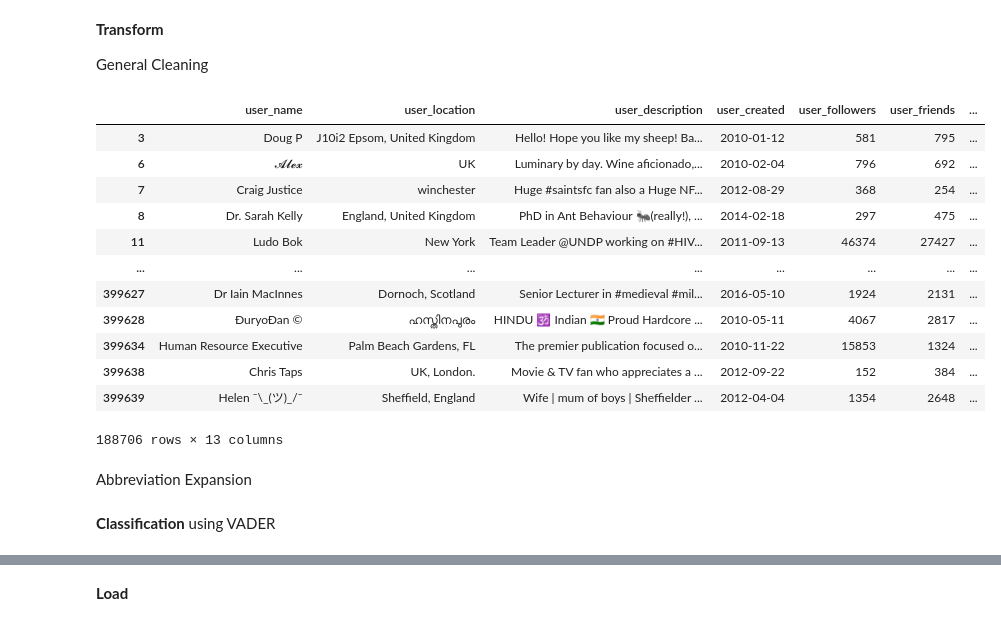
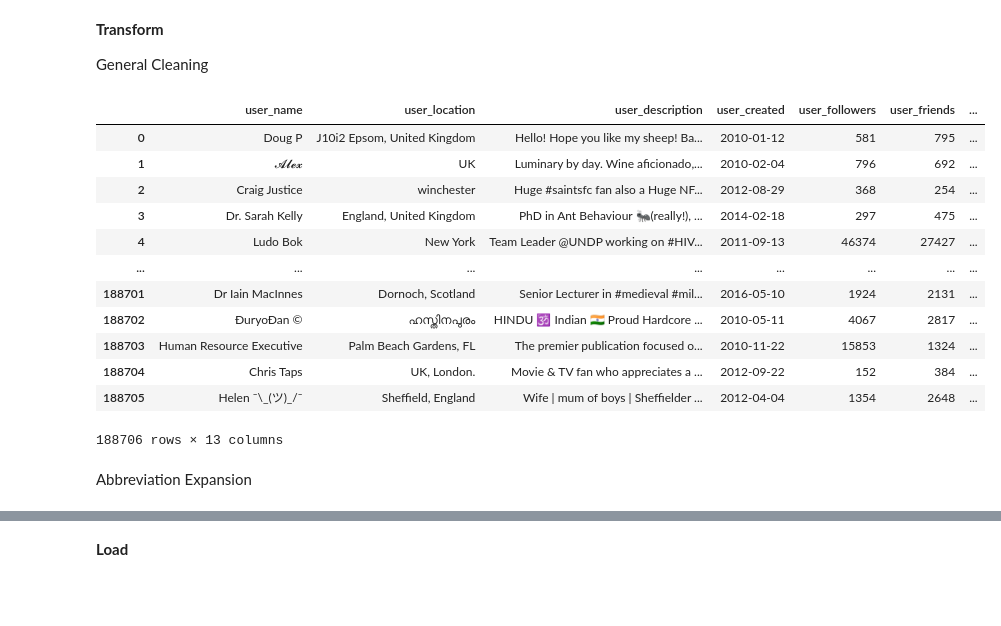
Before and after one commit to JaimieMarch/covid-twitter-sentiment, a Jupyter notebook: src/data_processing/etl.ipynb, the cells around one changed output, grey strips where cells are left out. Drawn from its saved outputs; the diff is of its cells as text; code cells hidden in the pictures; blank space fills up the shorter version.

Commit message:
Refactored code and added indices to table

```diff
--- a/src/data_processing/etl.ipynb
+++ b/src/data_processing/etl.ipynb
@@ -72,44 +72,45 @@ def unescape_html(text):
     return html.unescape(text)
 
 df_clean = df.dropna().copy() # drop all rows containing null
 
 df_clean = df_clean[~df_clean['text'].str.contains(r'\… https://t\.co/\S+', regex=True)] # remove tweets with this pattern from twitter V2 migration
 
 df_clean['text'] = (
     df_clean['text']
     .str.replace(r'http\S+|www.\S+', '', regex=True) # remove links
     .str.replace(r'[\n\t]', ' ', regex=True) # remove \t\n
     .apply(unescape_html) # escape html formatting
     .apply(emoji.demojize) # replace emojis with their symbolic name
     .str.replace(r'[^\w\s.,!?;:\-()\'"/&]', '', regex=True) # remove non-alphanumeric characters (symbols not in this set)
     .str.replace(":", " ")
     .str.replace("_", " ")
 )
 
 df_clean = df_clean.drop_duplicates(subset='text') # remove duplicates after cleaning/unifying format
+df_clean = df_clean.reset_index(drop=True)
 
 # convert columns to appropriate data types
 df_clean['user_friends'] = pd.to_numeric(df_clean['user_friends']).replace({False: 0, True: 1}).astype(int)
 df_clean['user_followers'] = pd.to_numeric(df_clean['user_followers']).astype(int)
 df_clean['user_favourites'] = pd.to_numeric(df_clean['user_favourites']).astype(int)
 df_clean['date'] = pd.to_datetime(df_clean['date']).dt.date
 df_clean['user_created'] = pd.to_datetime(df_clean['user_created']).dt.date
 display(df_clean)
 
 # df_clean[['text', 'date']].to_csv("../../data/processed/output_clean.txt", index=False, header=False)
 # %% [output]
 |  | user_name | user_location | user_description | user_created | user_followers | user_friends | ... |
-| 3 | Doug P | J10i2 Epsom, United Kingdom | Hello! Hope you like my sheep! Ba... | 2010-01-12 | 581 | 795 | ... |
-| 6 | 𝓐𝓵𝓮𝔁 | UK | Luminary by day. Wine aficionado,... | 2010-02-04 | 796 | 692 | ... |
-| 7 | Craig Justice | winchester | Huge #saintsfc fan also a Huge NF... | 2012-08-29 | 368 | 254 | ... |
-| 8 | Dr. Sarah Kelly | England, United Kingdom | PhD in Ant Behaviour 🐜(really!), ... | 2014-02-18 | 297 | 475 | ... |
-| 11 | Ludo Bok | New York | Team Leader @UNDP working on #HIV... | 2011-09-13 | 46374 | 27427 | ... |
+| 0 | Doug P | J10i2 Epsom, United Kingdom | Hello! Hope you like my sheep! Ba... | 2010-01-12 | 581 | 795 | ... |
+| 1 | 𝓐𝓵𝓮𝔁 | UK | Luminary by day. Wine aficionado,... | 2010-02-04 | 796 | 692 | ... |
+| 2 | Craig Justice | winchester | Huge #saintsfc fan also a Huge NF... | 2012-08-29 | 368 | 254 | ... |
+| 3 | Dr. Sarah Kelly | England, United Kingdom | PhD in Ant Behaviour 🐜(really!), ... | 2014-02-18 | 297 | 475 | ... |
+| 4 | Ludo Bok | New York | Team Leader @UNDP working on #HIV... | 2011-09-13 | 46374 | 27427 | ... |
 | ... | ... | ... | ... | ... | ... | ... | ... |
-| 399627 | Dr Iain MacInnes | Dornoch, Scotland | Senior Lecturer in #medieval #mil... | 2016-05-10 | 1924 | 2131 | ... |
-| 399628 | ĐuryoĐan © | ഹസ്തിനപുരം | HINDU 🕉 Indian 🇮🇳 Proud Hardcore ... | 2010-05-11 | 4067 | 2817 | ... |
-| 399634 | Human Resource Executive | Palm Beach Gardens, FL | The premier publication focused o... | 2010-11-22 | 15853 | 1324 | ... |
-| 399638 | Chris Taps | UK, London. | Movie & TV fan who appreciates a ... | 2012-09-22 | 152 | 384 | ... |
-| 399639 | Helen ¯\_(ツ)_/¯ | Sheffield, England | Wife | mum of boys | Sheffielder ... | 2012-04-04 | 1354 | 2648 | ... |
+| 188701 | Dr Iain MacInnes | Dornoch, Scotland | Senior Lecturer in #medieval #mil... | 2016-05-10 | 1924 | 2131 | ... |
+| 188702 | ĐuryoĐan © | ഹസ്തിനപുരം | HINDU 🕉 Indian 🇮🇳 Proud Hardcore ... | 2010-05-11 | 4067 | 2817 | ... |
+| 188703 | Human Resource Executive | Palm Beach Gardens, FL | The premier publication focused o... | 2010-11-22 | 15853 | 1324 | ... |
+| 188704 | Chris Taps | UK, London. | Movie & TV fan who appreciates a ... | 2012-09-22 | 152 | 384 | ... |
+| 188705 | Helen ¯\_(ツ)_/¯ | Sheffield, England | Wife | mum of boys | Sheffielder ... | 2012-04-04 | 1354 | 2648 | ... |
 188706 rows × 13 columns
 # %% [markdown]
 Abbreviation Expansion
@@ -157,5 +158,3 @@ df_clean['text'] = (
 )
 
 # df_clean[['text', 'date']].to_csv('../../data/processed/output_abr_expand.txt', index=False, header=False)
-# %% [markdown]
-**Classification** using VADER
```
Also changed, not shown: parts of 3 cells of this notebook, 3 other files.
